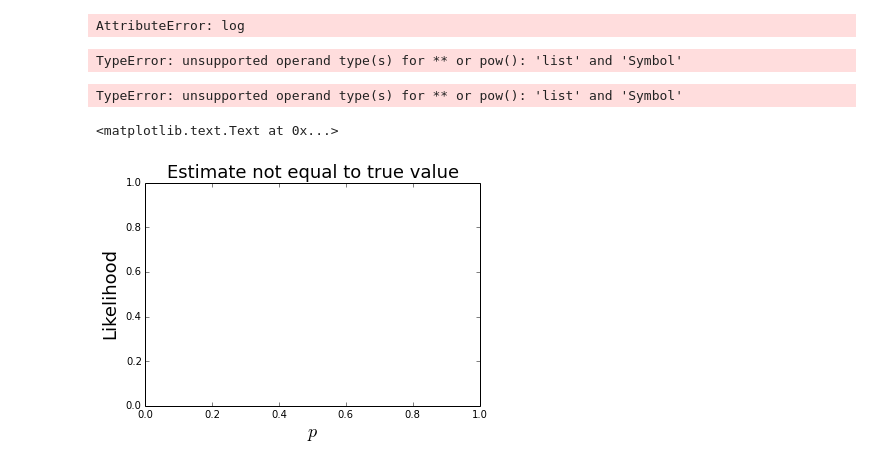
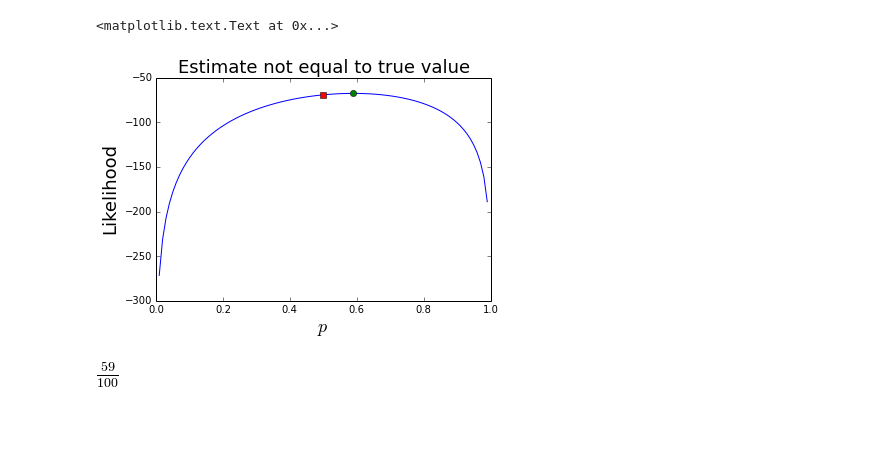
Before and after one commit to gwli/StudyNote, a Jupyter notebook: MLEstimation.ipynb, the cells around one changed output. Saved outputs shown, nothing was run; the diff lists cells and outputs as text; code cells hidden in the pictures; blank space fills up the shorter version.

```diff
--- a/MLEstimation.ipynb
+++ b/MLEstimation.ipynb
@@ -37,26 +45,10 @@ sol
 # %%
-x = linspace(0,1,100)
-plot(x,map(lambdify(p,logJ,'numpy'),x),sol,logJ.subs(p,sol),'*',
-     p_true,logJ.subs(p,p_true),'s',
-     )
+x=linspace(0,1,100)
+plot(x,map(sympy.lambdify(p,logJ,'numpy'),x))
+plot(sol,logJ.subs(p,sol),'o',p_true,logJ.subs(p,p_true),'s')
+xlabel('$p$',fontsize=18)
+ylabel('Likelihood',fontsize=18)
+title('Estimate not equal to true value',fontsize=18)
 # %% [output]
-AttributeError: log
+<matplotlib.text.Text at 0x...>
+[figure, added]
-# %%
-p_true
-sol
-logJ.subs(p,sol)
-# %% [output]
-TypeError: unsupported operand type(s) for ** or pow(): 'list' and 'Symbol'
-# %%
-plot(sol,logJ.subs(p,sol),'*',
-     p_true,logJ.subs(p,p_true),'s',
-     )
-# %% [output]
-TypeError: unsupported operand type(s) for ** or pow(): 'list' and 'Symbol'
-# %%
-xlabel('$p$',fontsize=18)
-ylabel('Likelihood',fontsize=18)
-title('Estimate not equal to true value',fontsize=18)
-# %% [output]
-<matplotlib.text.Text at 0x...>
-[figure, removed]
@@ -62,0 +57,4 @@ title('Estimate not equal to true value',fontsize=18)
+# %%
+sol
+# %% [output]
+[figure, added]
```
Also changed, not shown: parts of 12 cells of this notebook.
